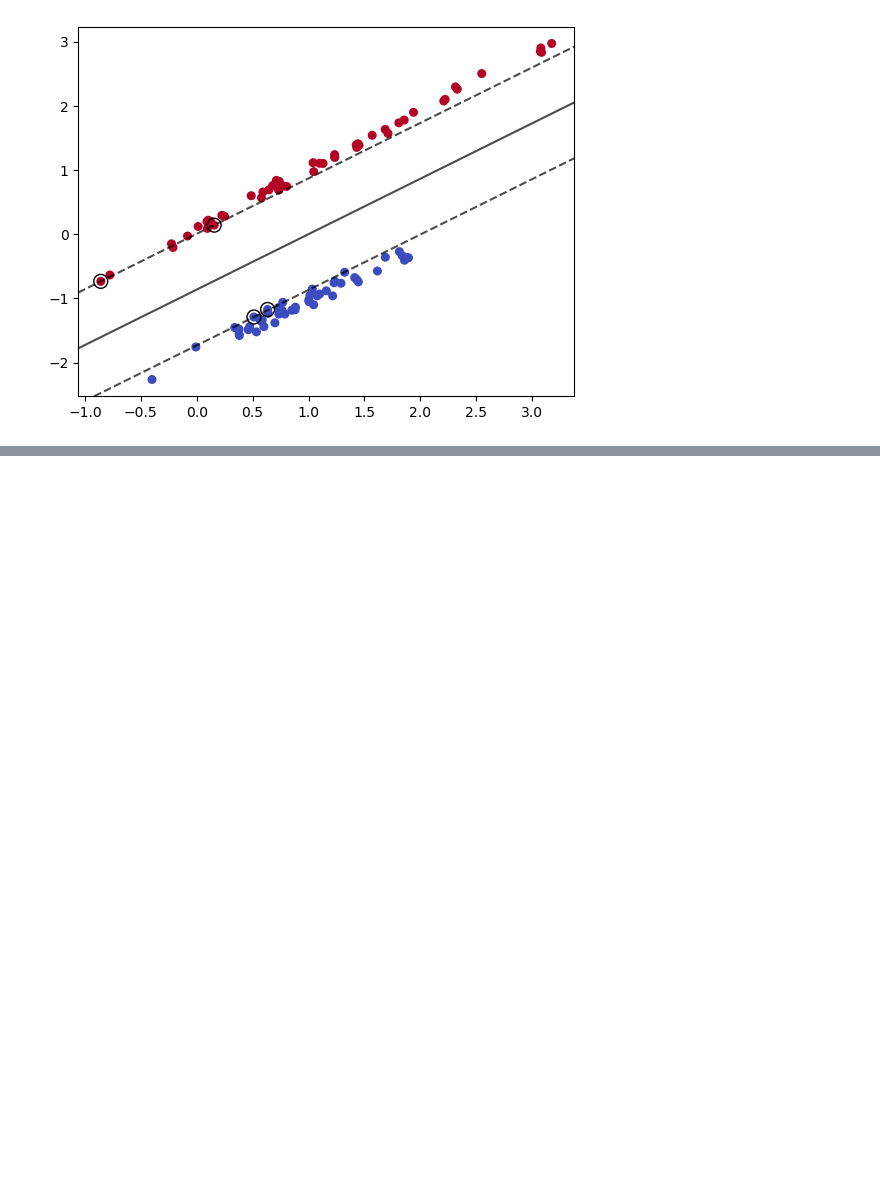
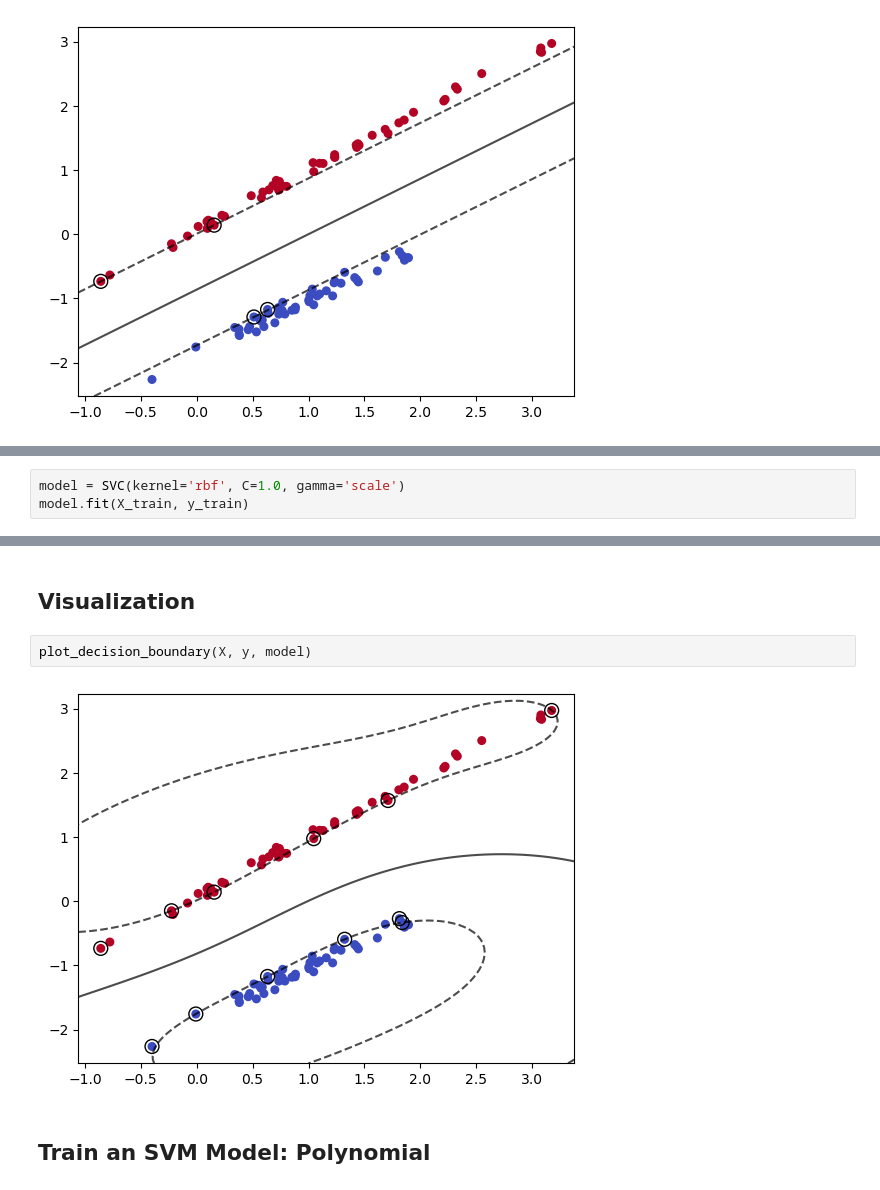
Before and after one commit to snishu1992/ML-Practice, a Jupyter notebook: 05-SVM.ipynb, the cells around one changed output, grey strips where cells are left out. Drawn from its saved outputs; the diff is of its cells as text; blank space fills up the shorter version.

```diff
--- a/05-SVM.ipynb
+++ b/05-SVM.ipynb
@@ -102,0 +100,3 @@ array([0, 0, 1, 0, 0, 0, 0, 1, 0, 1, 0, 0, 1, 1, 1, 0, 0, 1, 1, 1, 0, 1,
+# %%
+model = SVC(kernel='rbf', C=1.0, gamma='scale')
+model.fit(X_train, y_train)
@@ -102,0 +129,8 @@ array([0, 0, 1, 0, 0, 0, 0, 1, 0, 1, 0, 0, 1, 1, 1, 0, 0, 1, 1, 1, 0, 1,
+# %% [markdown]
+## Visualization
+# %%
+plot_decision_boundary(X, y, model)
+# %% [output]
+[figure, added]
+# %% [markdown]
+## Train an SVM Model: Polynomial
```
Also changed, not shown: parts of 26 cells of this notebook.
